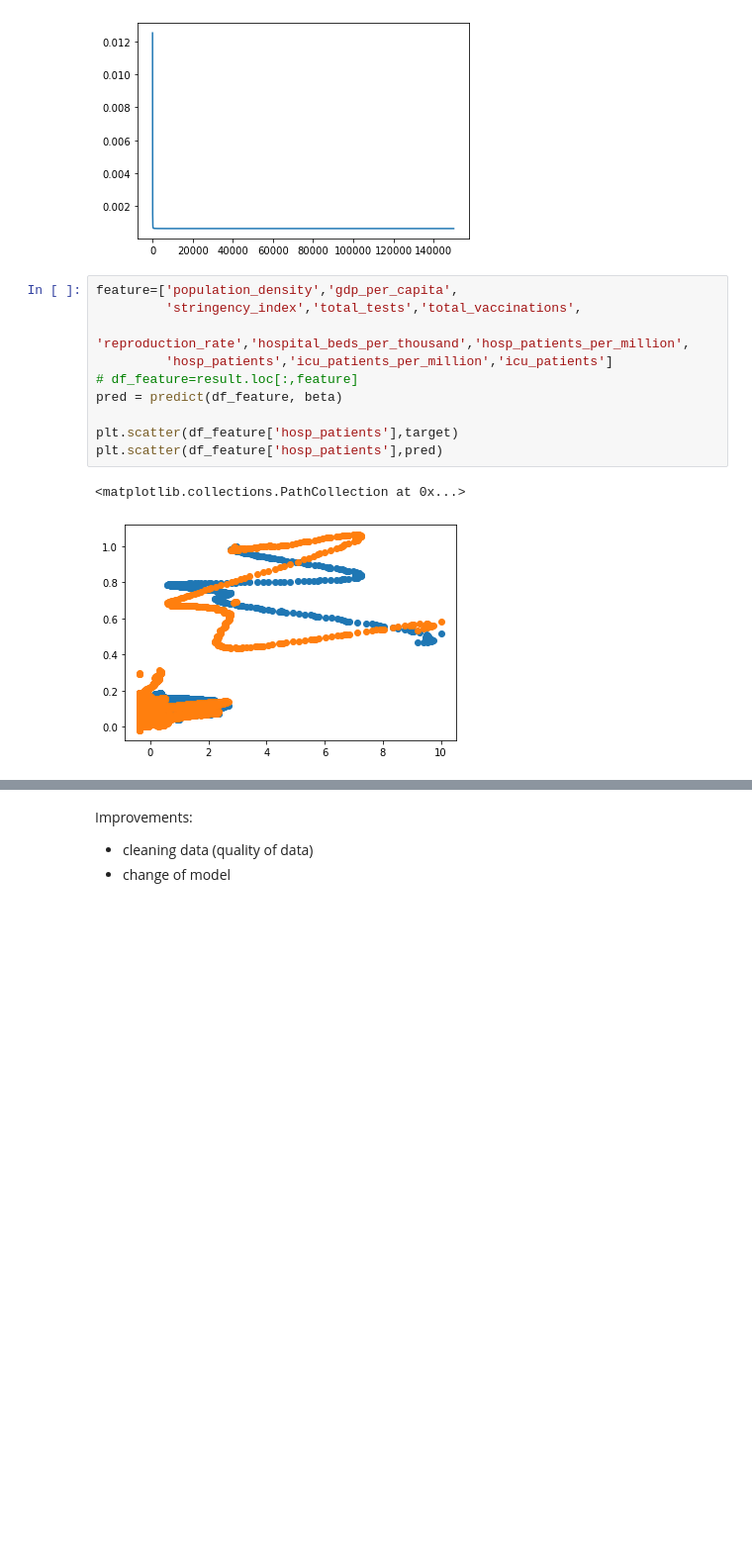
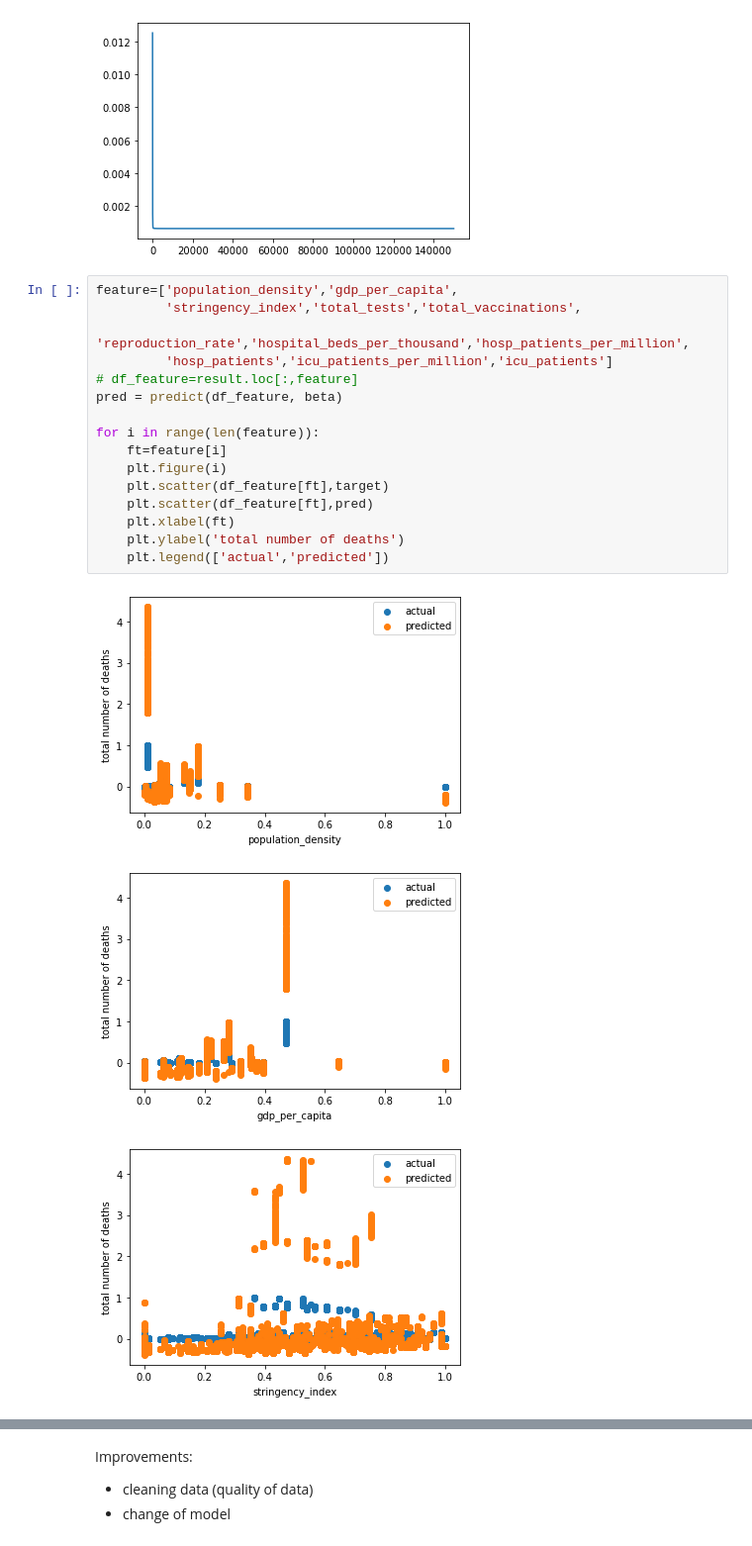
Before and after one commit to shanghongsim/term3_dtp, a Jupyter notebook: T3 2D project .ipynb, the cells around one changed output, grey strips where cells are left out. Shown: that part at 99% size. Cells and saved outputs as stored; diff of their text form; blank space fills up the shorter version.

Commit message:
added polynomial regression for task 2 and plots for task 1

```diff
--- a/T3 2D project .ipynb
+++ b/T3 2D project .ipynb
@@ -348,13 +348,20 @@ plt.plot(J_storage)
 # %%
 feature=['population_density','gdp_per_capita',
          'stringency_index','total_tests','total_vaccinations',
          'reproduction_rate','hospital_beds_per_thousand','hosp_patients_per_million',
          'hosp_patients','icu_patients_per_million','icu_patients']
 # df_feature=result.loc[:,feature]
 pred = predict(df_feature, beta)
 
-plt.scatter(df_feature['hosp_patients'],target)
-plt.scatter(df_feature['hosp_patients'],pred)
+for i in range(len(feature)):
+    ft=feature[i]
+    plt.figure(i)
+    plt.scatter(df_feature[ft],target)
+    plt.scatter(df_feature[ft],pred)
+    plt.xlabel(ft)
+    plt.ylabel('total number of deaths')
+    plt.legend(['actual','predicted'])
 # %% [output]
-<matplotlib.collections.PathCollection at 0x...>
-[figure, old version]
+[figure, new version]
+[figure, added]
+[figure, added]
```
Also changed, not shown: parts of 3 cells of this notebook, 1 other file.
